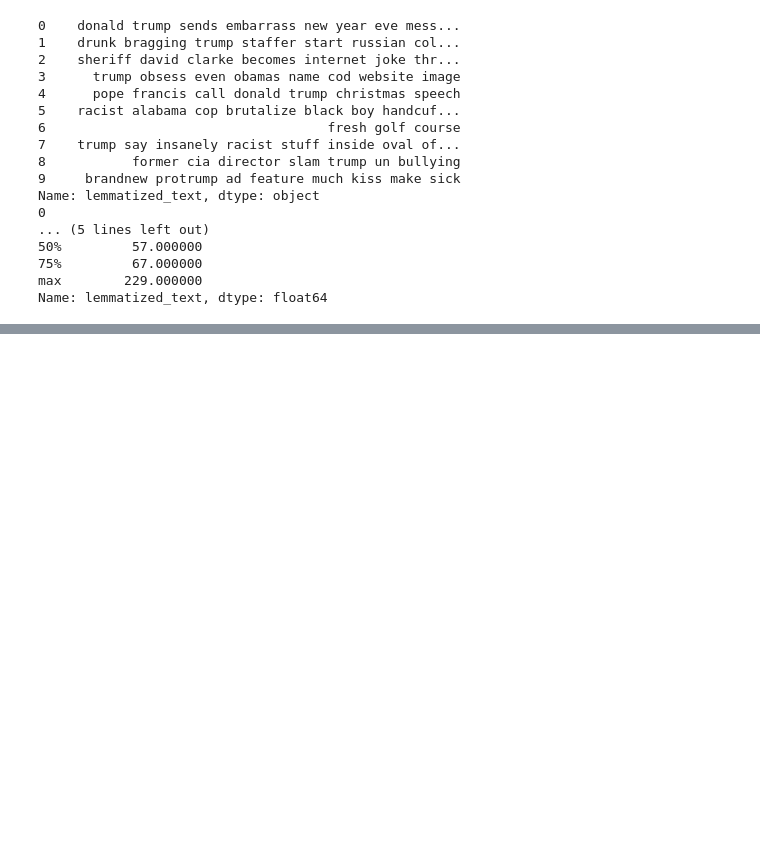
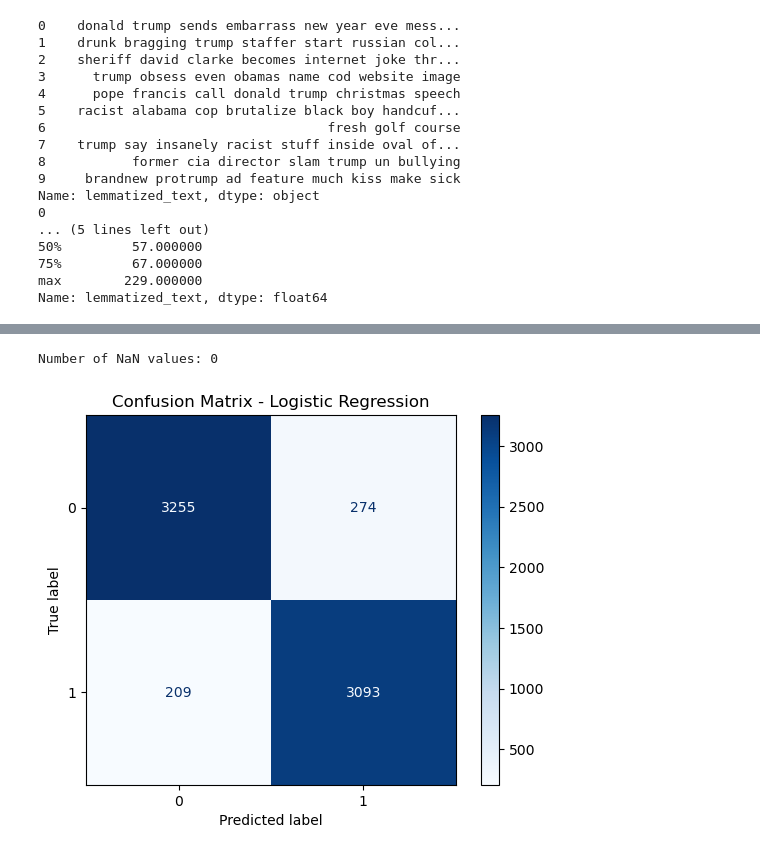
Before and after one commit to SvenDjokic/nlp-project-3, a Jupyter notebook: main.ipynb, the cells around one changed output, grey strips where cells are left out. Drawn from its saved outputs; the diff is of its cells as text; code cells hidden in the pictures; blank space fills up the shorter version.

```diff
--- a/main.ipynb
+++ b/main.ipynb
@@ -130,7 +119,7 @@ data['lemmatized_text'] = data['lemmatized_text'].apply(lambda tokens: ' '.join(
 # %%
 # Initialize TF-IDF Vectorizer
 tfidf_vectorizer = TfidfVectorizer(
-    max_features=100,  # Limit to top 5000 words
+    max_features=10000,
     stop_words='english',  # Exclude common stopwords
     ngram_range=(1, 2)  # Consider unigrams and bigrams
 )
@@ -228,3 +187,18 @@ Name: lemmatized_text, dtype: object
 75%         67.000000
 max        229.000000
 Name: lemmatized_text, dtype: float64
+# %%
+X = tfidf_df  # Feature set
+y = data['label']
+
+# Split data into training and testing sets (80% train, 20% test)
+X_train, X_test, y_train, y_test = train_test_split(X, y, test_size=0.2, random_state=42)
+# %%
+# Train Logistic Regression
+log_reg = LogisticRegression(max_iter=1000)
+log_reg.fit(X_train, y_train)
+
+# Predict and evaluate
+y_pred_lr = log_reg.predict(X_test)
+print("Logistic Regression Accuracy:", accuracy_score(y_test, y_pred_lr))
+print("Classification Report:\n", classification_report(y_test, y_pred_lr))
@@ -230,0 +228,27 @@ Name: lemmatized_text, dtype: float64
+# %%
+print("Number of NaN values:", data['lemmatized_text'].isna().sum())
+# %% [output]
+Number of NaN values: 0
+# %%
+import matplotlib.pyplot as plt  # Import matplotlib for plotting
+
+from sklearn.linear_model import LogisticRegression
+from sklearn.metrics import confusion_matrix, ConfusionMatrixDisplay
+
+# Step 1: Train the Logistic Regression model
+logistic_model = LogisticRegression(max_iter=1000, random_state=42)  # Adjust parameters if needed
+logistic_model.fit(X_train, y_train)
+
+# Step 2: Generate predictions
+y_pred_logistic = logistic_model.predict(X_test)
+
+# Step 3: Compute the confusion matrix
+cm_logistic = confusion_matrix(y_test, y_pred_logistic)
+
+# Step 4: Display the confusion matrix
+disp_logistic = ConfusionMatrixDisplay(confusion_matrix=cm_logistic, display_labels=logistic_model.classes_)
+disp_logistic.plot(cmap=plt.cm.Blues)
+plt.title("Confusion Matrix - Logistic Regression")
+plt.show()
+# %% [output]
+[figure, added]
```
Also changed, not shown: parts of 8 cells of this notebook.
